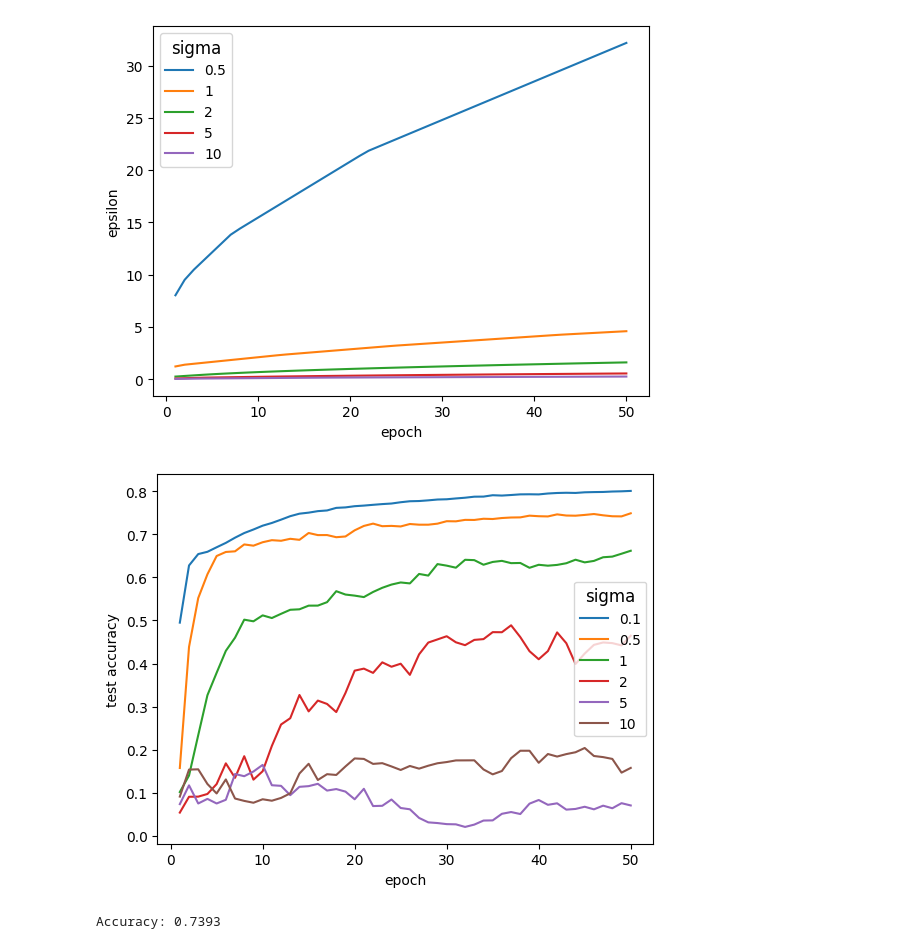
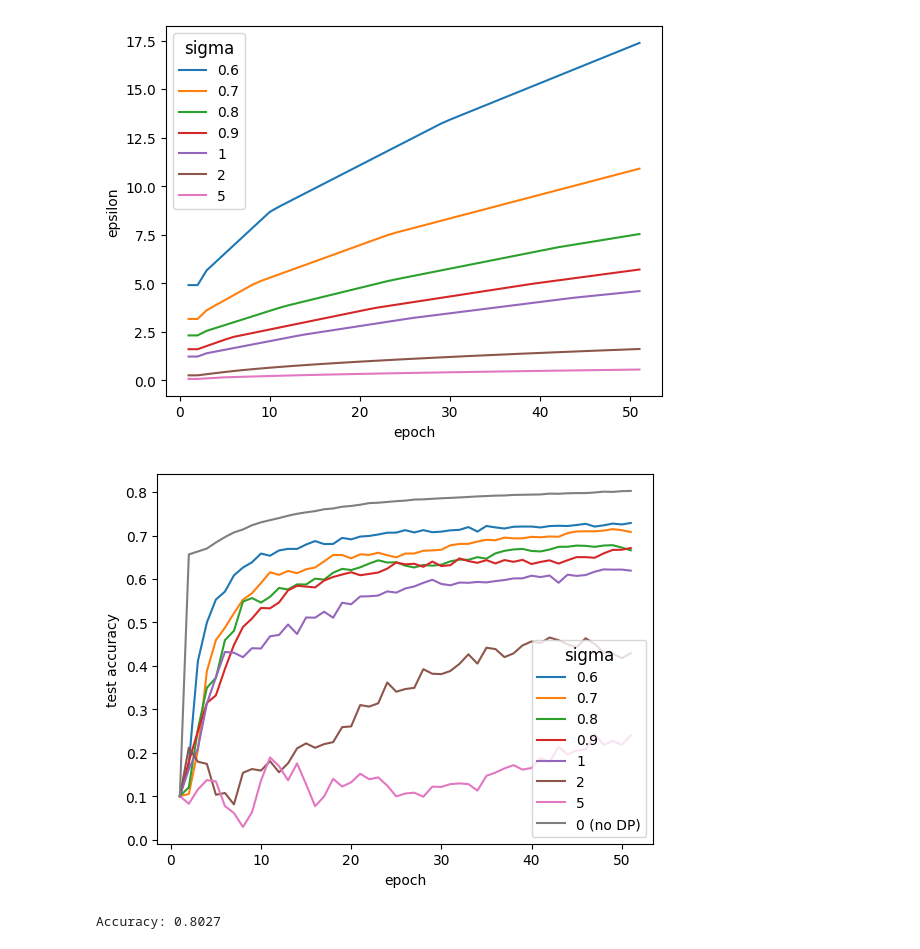
Before and after one commit to JohnF1103/ML-OPT-project, a Jupyter notebook: DPSGD_RDP_fashionmnist.ipynb, the cells around one changed output. Saved outputs shown, nothing was run; the diff lists cells and outputs as text; code cells hidden in the pictures.

Commit message:
update params for graphs

```diff
--- a/DPSGD_RDP_fashionmnist.ipynb
+++ b/DPSGD_RDP_fashionmnist.ipynb
@@ -49,10 +49,16 @@ def logistic_regression_sgd(X, y, learning_rate, num_epochs, batch_size, do_dp=F
     w = np.zeros((K, D))
     b = np.zeros(K)
 
-    losses = np.zeros(num_epochs)
-    test_accs = np.zeros(num_epochs)
-    train_accs = np.zeros(num_epochs)
-    epsilons = np.zeros(num_epochs)
+    test_accs = np.zeros(num_epochs+1)
+    train_accs = np.zeros(num_epochs+1)
+    epsilons = np.zeros(num_epochs+1)
+
+    epoch = 0
+    if track_acc:
+        test_accs[epoch] = get_accuracy(x_test, y_test, w, b)
+        train_accs[epoch] = get_accuracy(x_train, y_train, w, b)
+    if do_dp:
+        epsilons[epoch] = compute_epsilon(batch_size, delta, sigma, epoch+1)
 
     for epoch in range(num_epochs):
         # Shuffle the data
@@ -60,7 +66,6 @@ def logistic_regression_sgd(X, y, learning_rate, num_epochs, batch_size, do_dp=F
         X = X[perm]
         y = y[perm]
 
-        loss_avg = 0
         # Process the data in batches
         for i in range(0, N, batch_size):
             X_batch = X[i:i+batch_size]
@@ -69,8 +74,6 @@ def logistic_regression_sgd(X, y, learning_rate, num_epochs, batch_size, do_dp=F
             # Forward pass
             scores = np.dot(X_batch, w.T) + b
             probs = 1 / (1 + np.exp(-scores))
-            loss = -1/batch_size * \
-                np.sum(y_batch * np.log(probs) + (1-y_batch) * np.log(1-probs))
 
             # Backward pass
             dscores = 1/batch_size * (probs - y_batch)
@@ -86,21 +89,16 @@ def logistic_regression_sgd(X, y, learning_rate, num_epochs, batch_size, do_dp=F
             # Update weights
             w -= learning_rate * grad_w
             b -= learning_rate * grad_b
-            loss_avg += loss
 
-        # Print loss every 10 epochs
-        if epoch % 10 == 0:
-            print(f"Epoch {epoch}: loss = {loss:.6f}")
         if track_acc:
-            test_accs[epoch] = get_accuracy(x_test, y_test, w, b)
-            train_accs[epoch] = get_accuracy(x_train, y_train, w, b)
-            losses[epoch] = loss_avg/(N/batch_size)
+            test_accs[epoch+1] = get_accuracy(x_test, y_test, w, b)
+            train_accs[epoch+1] = get_accuracy(x_train, y_train, w, b)
         if do_dp:
-            epsilons[epoch] = compute_epsilon(batch_size, delta, sigma, epoch+1)
+            epsilons[epoch+1] = compute_epsilon(batch_size, delta, sigma, epoch+1)
     return w, b, epsilons, test_accs
 # %%
 
-sigmas = [0.1, 0.5, 1, 2, 5, 10]
+sigmas = [0.6, 0.7, 0.8, 0.9, 1, 2, 5]
 epsilons = []
 testaccs = []
 for s in sigmas:
@@ -174,29 +131,28 @@ Epoch 0: loss = 3.893041
 # %%
 # plot epochs vs epsilon
-sigmas = [0.4, 0.5, 0.6, 1, 2, 5]
 for i in range(len(sigmas)):
-    plt.plot(np.arange(1, 51), epsilons[i], label=sigmas[i])
+    plt.plot(np.arange(1, 52), epsilons[i], label=sigmas[i])
 plt.xlabel("epoch")
 plt.ylabel("epsilon")
 legend = plt.legend(sigmas)
 legend.set_title('sigma', prop={'size': 12})
 plt.show()
 
 sigmas.append("0 (no DP)")
 for i in range(len(sigmas)):
-    plt.plot(np.arange(1, 51), testaccs[i], label=sigmas[i])
+    plt.plot(np.arange(1, 52), testaccs[i], label=sigmas[i])
 plt.xlabel("epoch")
 plt.ylabel("test accuracy")
 legend = plt.legend(sigmas)
 legend.set_title('sigma', prop={'size': 12})
 plt.show()
-sigmas.pop()
+
 
 # Evaluate the model on the test set
 accuracy = get_accuracy(x_test, y_test, w, b)
 print(f"Accuracy: {accuracy:.4f}")
 # %% [output]
-[figure, old version]
+[figure, new version]
-[figure, old version]
+[figure, new version]
-Accuracy: 0.7393
+Accuracy: 0.8027
 # %%
```
Also changed, not shown: parts of 3 cells of this notebook.
